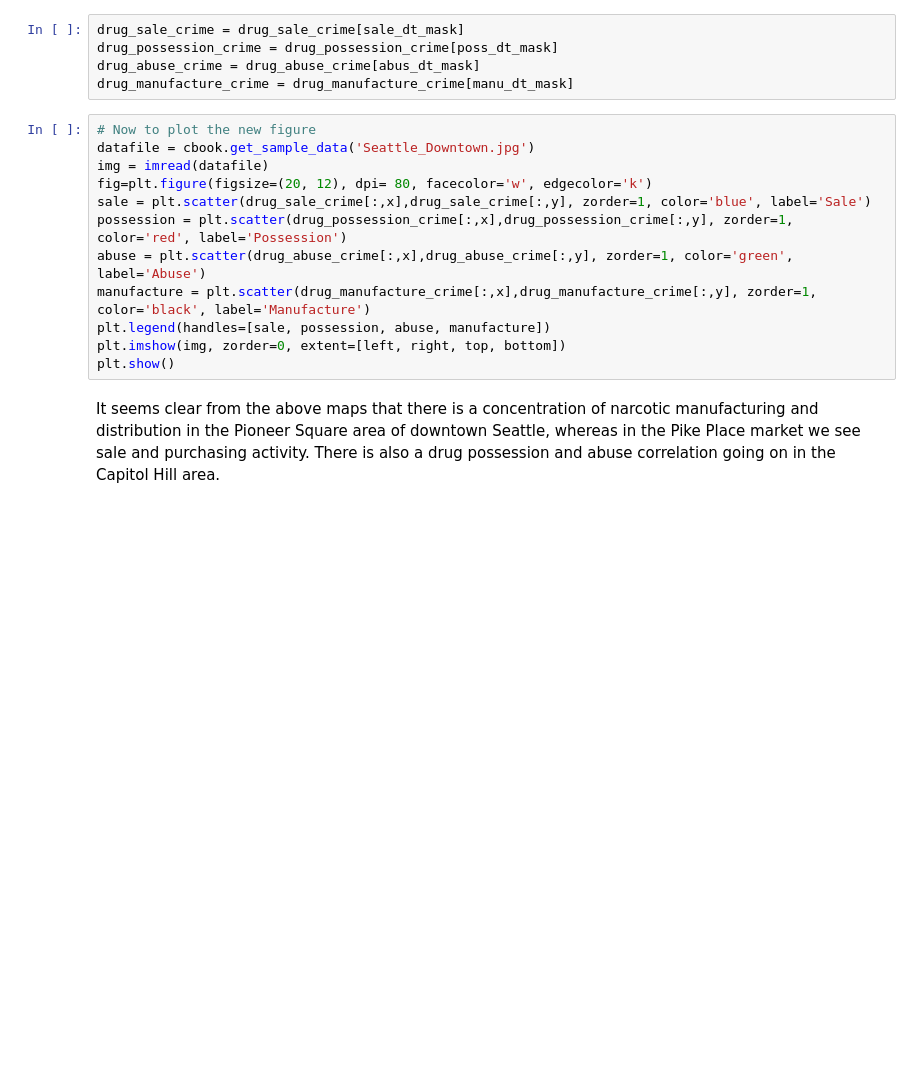
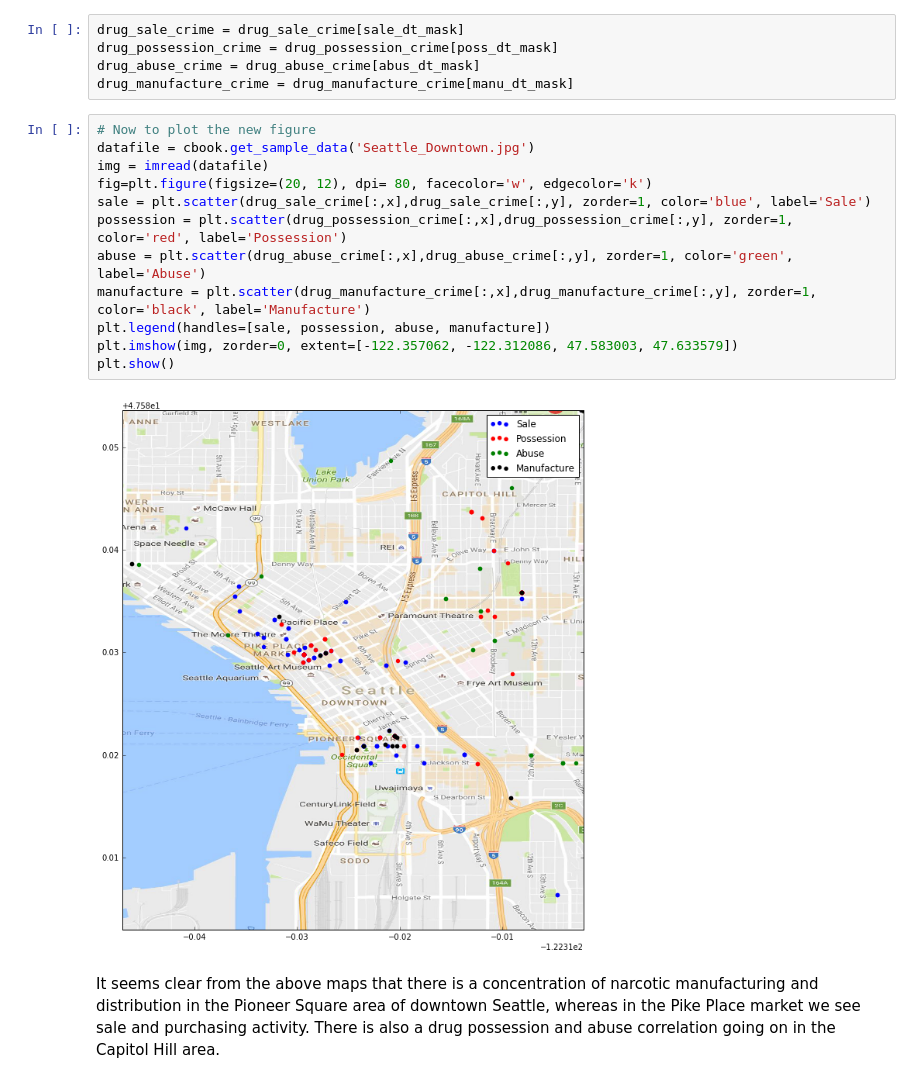
Before and after one commit to JaTvoiRabotnik/SeattleDrugCrime, a Jupyter notebook: Crime Analysis.ipynb, the cells around one changed output. Drawn from its saved outputs; the diff is of its cells as text; blank space fills up the shorter version.

```diff
--- a/Crime Analysis.ipynb
+++ b/Crime Analysis.ipynb
@@ -229,15 +243,17 @@ drug_manufacture_crime = drug_manufacture_crime[manu_dt_mask]
 # %%
 # Now to plot the new figure
 datafile = cbook.get_sample_data('Seattle_Downtown.jpg')
 img = imread(datafile)
 fig=plt.figure(figsize=(20, 12), dpi= 80, facecolor='w', edgecolor='k')
 sale = plt.scatter(drug_sale_crime[:,x],drug_sale_crime[:,y], zorder=1, color='blue', label='Sale')
 possession = plt.scatter(drug_possession_crime[:,x],drug_possession_crime[:,y], zorder=1, color='red', label='Possession')
 abuse = plt.scatter(drug_abuse_crime[:,x],drug_abuse_crime[:,y], zorder=1, color='green', label='Abuse')
 manufacture = plt.scatter(drug_manufacture_crime[:,x],drug_manufacture_crime[:,y], zorder=1, color='black', label='Manufacture')
 plt.legend(handles=[sale, possession, abuse, manufacture])
-plt.imshow(img, zorder=0, extent=[left, right, top, bottom])
+plt.imshow(img, zorder=0, extent=[-122.357062, -122.312086, 47.583003, 47.633579])
 plt.show()
+# %% [output]
+[figure, added]
 # %% [markdown]
 It seems clear from the above maps that there is a concentration of narcotic manufacturing and distribution
 in the Pioneer Square area of downtown Seattle, whereas in the Pike Place market we see sale and purchasing activity.
```
Also changed, not shown: parts of 3 cells of this notebook.
